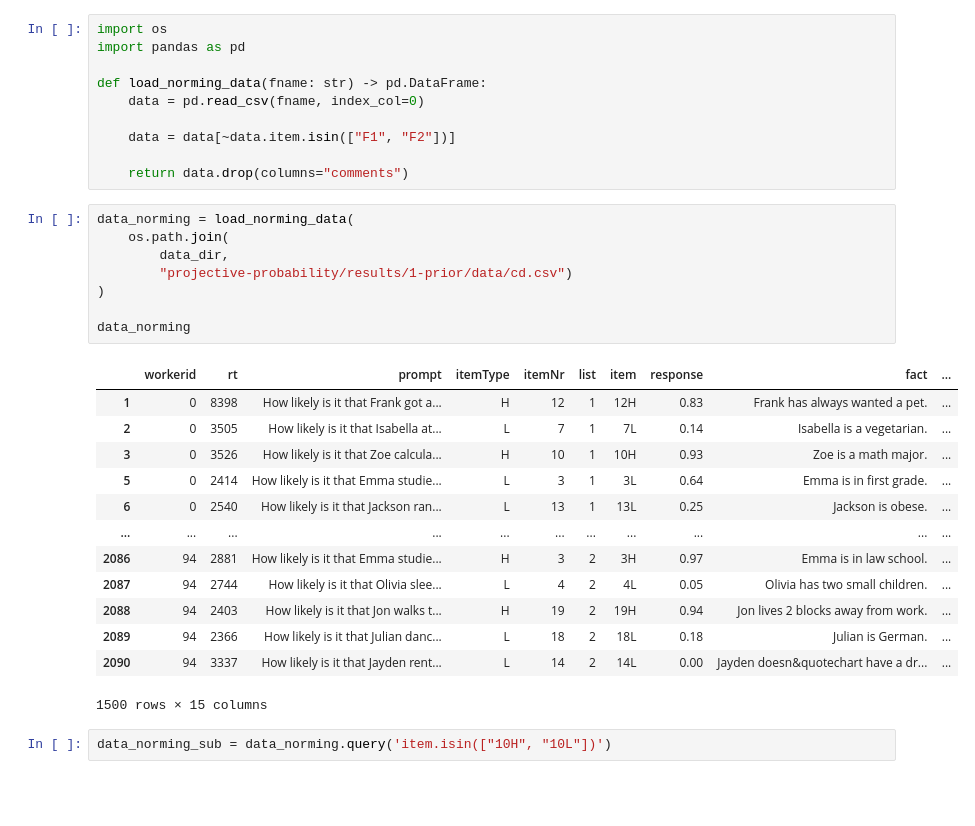
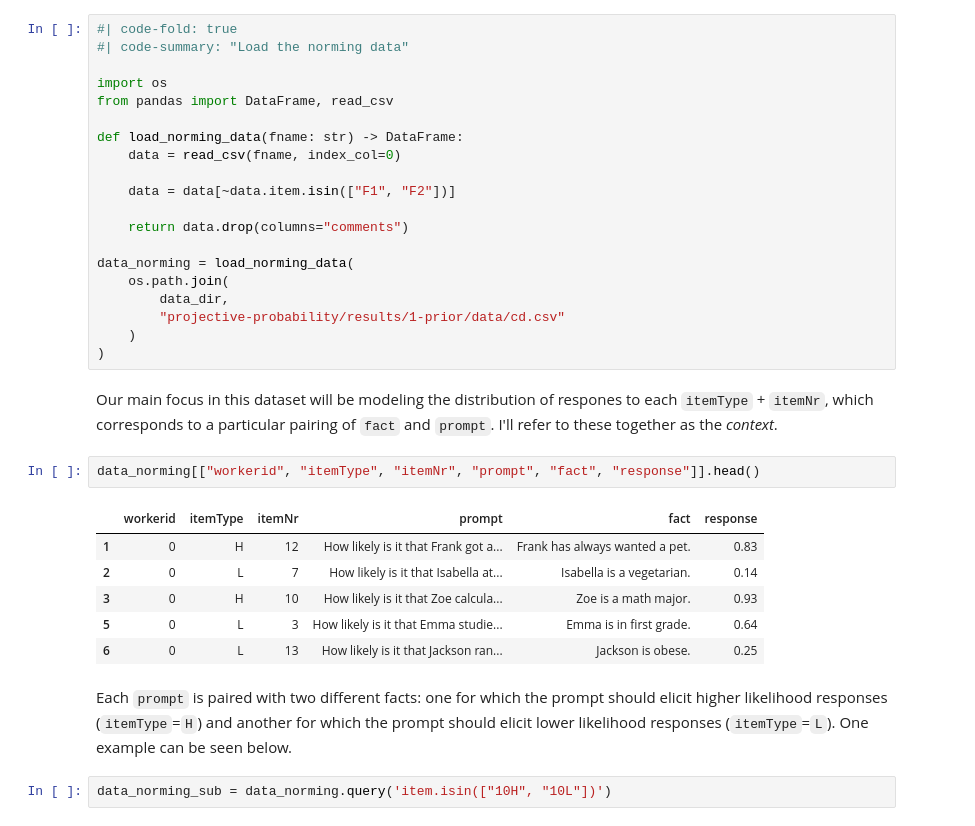
Before and after one commit to aaronstevenwhite/representation-learning-course, a Jupyter notebook: projective-content/model-definition.ipynb, the cells around one changed output. Saved outputs shown, nothing was run; the diff lists cells and outputs as text; blank space fills up the shorter version.

Commit message:
Adds first full render of Module 2

```diff
--- a/projective-content/model-definition.ipynb
+++ b/projective-content/model-definition.ipynb
@@ -10,35 +46,36 @@ data_dir = "data/"
 # %%
+#| code-fold: true
+#| code-summary: "Load the norming data"
+
 import os
-import pandas as pd
+from pandas import DataFrame, read_csv
 
-def load_norming_data(fname: str) -> pd.DataFrame:
-    data = pd.read_csv(fname, index_col=0)
+def load_norming_data(fname: str) -> DataFrame:
+    data = read_csv(fname, index_col=0)
 
     data = data[~data.item.isin(["F1", "F2"])]
 
     return data.drop(columns="comments")
+
+data_norming = load_norming_data(
+    os.path.join(
+        data_dir,
+        "projective-probability/results/1-prior/data/cd.csv"
+    )
+)
+# %% [markdown]
+Our main focus in this dataset will be modeling the distribution of respones to each `itemType` + `itemNr`, which corresponds to a particular pairing of `fact` and `prompt`. I'll refer to these together as the *context*.
 # %%
-data_norming = load_norming_data(
-    os.path.join(
-        data_dir,
-        "projective-probability/results/1-prior/data/cd.csv")
-)
-
-data_norming
+data_norming[["workerid", "itemType", "itemNr", "prompt", "fact", "response"]].head()
 # %% [output]
-|  | workerid | rt | prompt | itemType | itemNr | list | item | response | fact | ... |
-| 1 | 0 | 8398 | How likely is it that Frank got a... | H | 12 | 1 | 12H | 0.83 | Frank has always wanted a pet. | ... |
-| 2 | 0 | 3505 | How likely is it that Isabella at... | L | 7 | 1 | 7L | 0.14 | Isabella is a vegetarian. | ... |
-| 3 | 0 | 3526 | How likely is it that Zoe calcula... | H | 10 | 1 | 10H | 0.93 | Zoe is a math major. | ... |
-| 5 | 0 | 2414 | How likely is it that Emma studie... | L | 3 | 1 | 3L | 0.64 | Emma is in first grade. | ... |
-| 6 | 0 | 2540 | How likely is it that Jackson ran... | L | 13 | 1 | 13L | 0.25 | Jackson is obese. | ... |
-| ... | ... | ... | ... | ... | ... | ... | ... | ... | ... | ... |
-| 2086 | 94 | 2881 | How likely is it that Emma studie... | H | 3 | 2 | 3H | 0.97 | Emma is in law school. | ... |
-| 2087 | 94 | 2744 | How likely is it that Olivia slee... | L | 4 | 2 | 4L | 0.05 | Olivia has two small children. | ... |
-| 2088 | 94 | 2403 | How likely is it that Jon walks t... | H | 19 | 2 | 19H | 0.94 | Jon lives 2 blocks away from work. | ... |
-| 2089 | 94 | 2366 | How likely is it that Julian danc... | L | 18 | 2 | 18L | 0.18 | Julian is German. | ... |
-| 2090 | 94 | 3337 | How likely is it that Jayden rent... | L | 14 | 2 | 14L | 0.00 | Jayden doesn&quotechart have a dr... | ... |
+|  | workerid | itemType | itemNr | prompt | fact | response |
+| 1 | 0 | H | 12 | How likely is it that Frank got a... | Frank has always wanted a pet. | 0.83 |
+| 2 | 0 | L | 7 | How likely is it that Isabella at... | Isabella is a vegetarian. | 0.14 |
+| 3 | 0 | H | 10 | How likely is it that Zoe calcula... | Zoe is a math major. | 0.93 |
+| 5 | 0 | L | 3 | How likely is it that Emma studie... | Emma is in first grade. | 0.64 |
+| 6 | 0 | L | 13 | How likely is it that Jackson ran... | Jackson is obese. | 0.25 |
-1500 rows × 15 columns
+# %% [markdown]
+Each `prompt` is paired with two different facts: one for which the prompt should elicit higher likelihood responses (`itemType`=`H`) and another for which the prompt should elicit lower likelihood responses (`itemType`=`L`). One example can be seen below.
 # %%
 data_norming_sub = data_norming.query('item.isin(["10H", "10L"])')
 # %%
```
Also changed, not shown: parts of 42 cells of this notebook, 55 other files.
